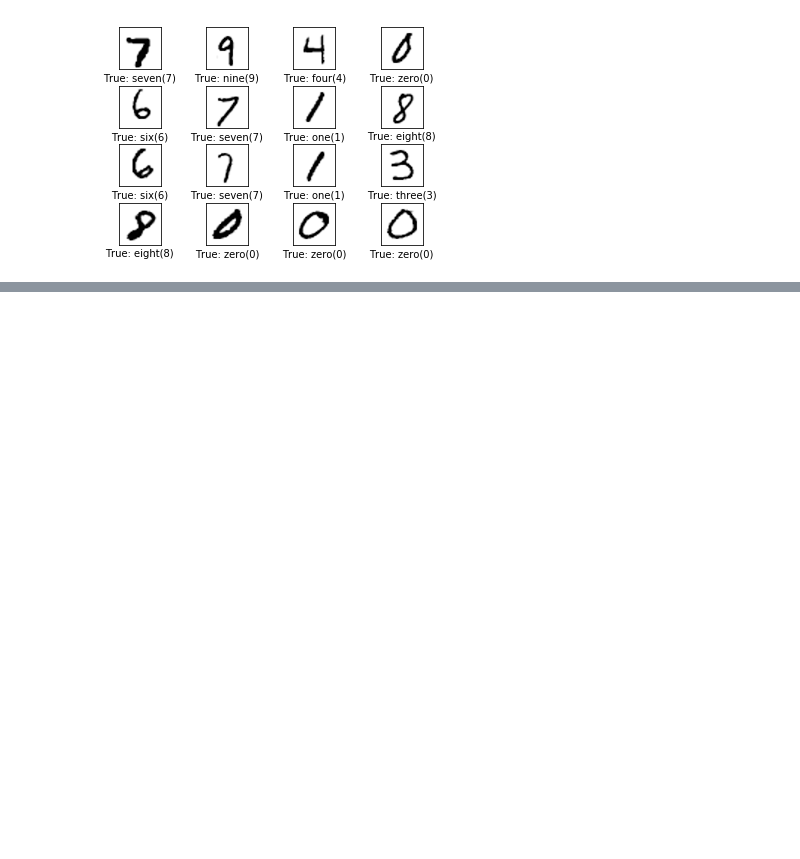
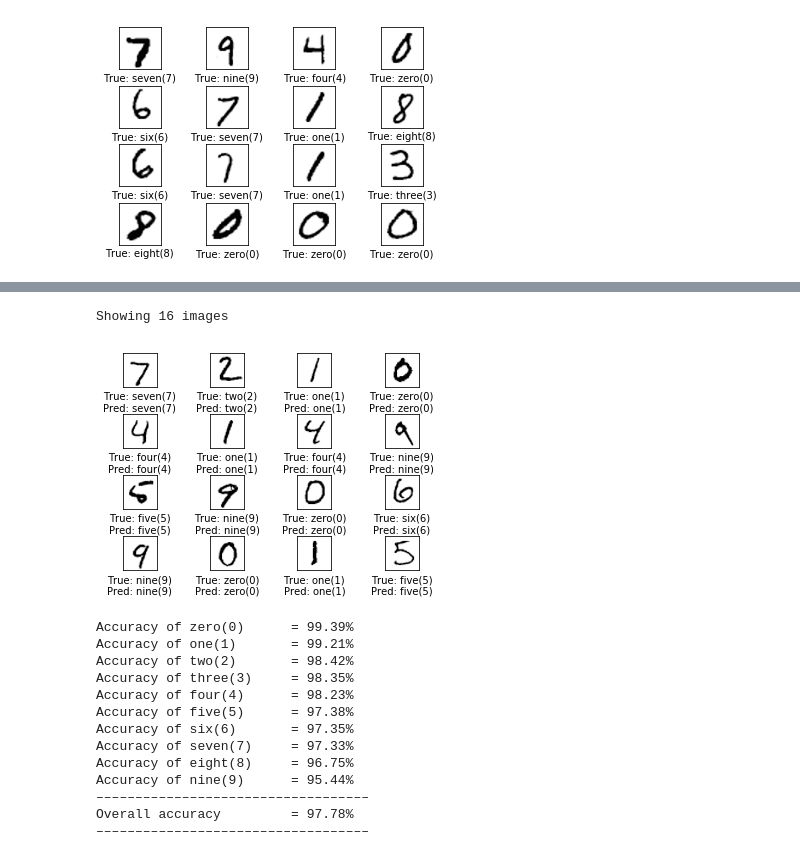
Before and after one commit to victor-iyi/pytorch-examples, a Jupyter notebook: 04 - Training a classifier/full-MNIST.ipynb, the cells around one changed output, grey strips where cells are left out. Drawn from its saved outputs; the diff is of its cells as text; code cells hidden in the pictures; blank space fills up the shorter version.

```diff
--- a/04 - Training a classifier/full-MNIST.ipynb
+++ b/04 - Training a classifier/full-MNIST.ipynb
@@ -161,4 +166,20 @@ Epoch: 2         Batch: 3,673    Loss: 0.0399
 # %%
 # Visualize the testset, and it's prediction and,
 # shows accuracy for each classes in the dataset.
-accuracy(net=clf, data=testset, classes=classes)
+accuracy(net=net, data=testset, classes=classes)
+# %% [output]
+Showing 16 images
+[figure, added]
+Accuracy of zero(0)      = 99.39%
+Accuracy of one(1)       = 99.21%
+Accuracy of two(2)       = 98.42%
+Accuracy of three(3)     = 98.35%
+Accuracy of four(4)      = 98.23%
+Accuracy of five(5)      = 97.38%
+Accuracy of six(6)       = 97.35%
+Accuracy of seven(7)     = 97.33%
+Accuracy of eight(8)     = 96.75%
+Accuracy of nine(9)      = 95.44%
+–––––––––––––––––––––––––––––––––––
+Overall accuracy         = 97.78%
+–––––––––––––––––––––––––––––––––––
```
Also changed, not shown: parts of 1 cell of this notebook.
